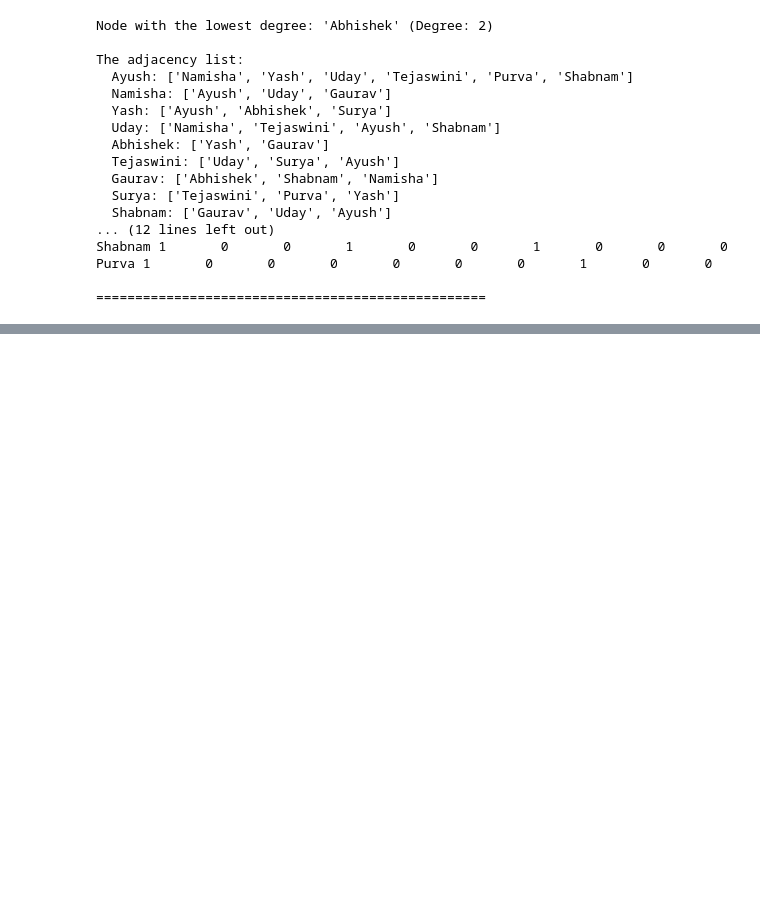
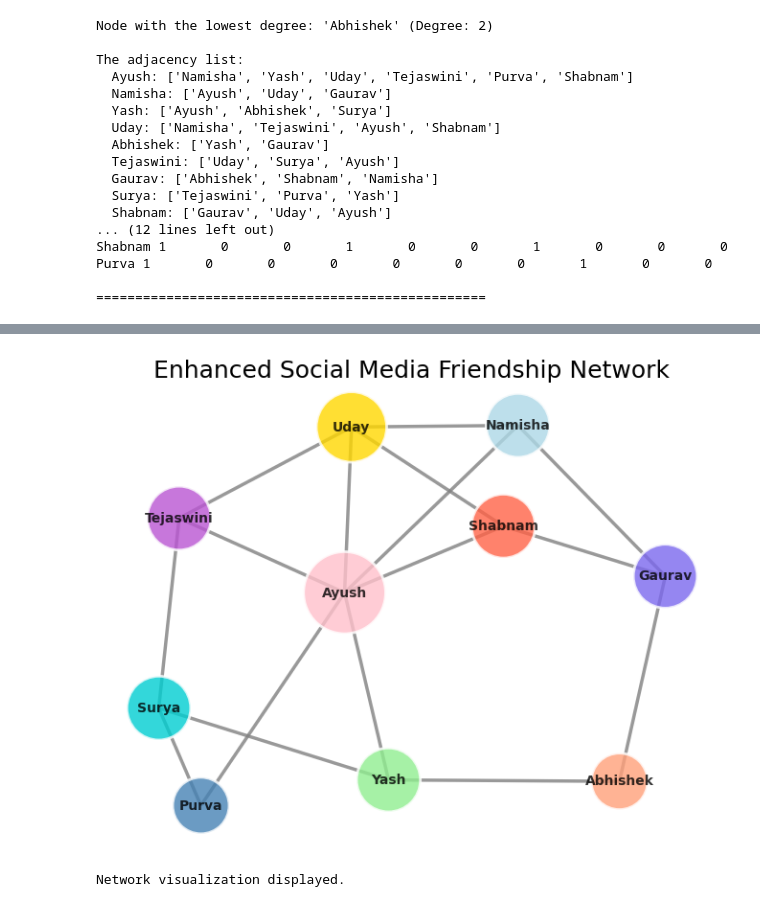
Before and after one commit to AyushRawat-ghost/Machine-Learning, a Jupyter notebook: Ntwk Analysis/Practicals (Code)/Pract1/NtwkPropertiesAnalysis(1).ipynb, the cells around one changed output, grey strips where cells are left out. Cells and saved outputs as stored; diff of their text form; code cells hidden in the pictures; blank space fills up the shorter version.

```diff
--- a/Ntwk Analysis/Practicals (Code)/Pract1/NtwkPropertiesAnalysis(1).ipynb
+++ b/Ntwk Analysis/Practicals (Code)/Pract1/NtwkPropertiesAnalysis(1).ipynb
@@ -125 +125,35 @@ Generating network visualization (opens a plot window)...
 Network visualization displayed.
+# %%
+node_colors_palette = [
+    '#FFC0CB', '#ADD8E6', '#90EE90', '#FFD700',
+    '#FFA07A', '#BA55D3', '#7B68EE', '#00CED1',
+    '#FF6347', '#4682B4', '#DA70D6', '#BDB76B'
+]
+
+node_color_list = [node_colors_palette[i % len(node_colors_palette)] for i, node in enumerate(G.nodes())]
+
+node_sizes = [G.degree(node) * 500 + 800 for node in G.nodes()]
+
+pos = nx.spring_layout(G, k=0.3, iterations=50, seed=42)
+
+nx.draw(G, pos,
+        with_labels=True,
+        node_color=node_color_list,
+        node_size=node_sizes,
+        alpha=0.8,
+        edgecolors='white',
+        linewidths=2.0,
+        edge_color='gray',
+        width=2.5,
+        style='solid',
+        font_size=10,
+        font_color='black',
+        font_weight='bold'
+       )
+
+plt.title("Enhanced Social Media Friendship Network", fontsize=18)
+plt.show()
+print("Network visualization displayed.")
+# %% [output]
+[figure, added]
+Network visualization displayed.
```
Also changed, not shown: parts of 1 cell of this notebook, 5 other files.
